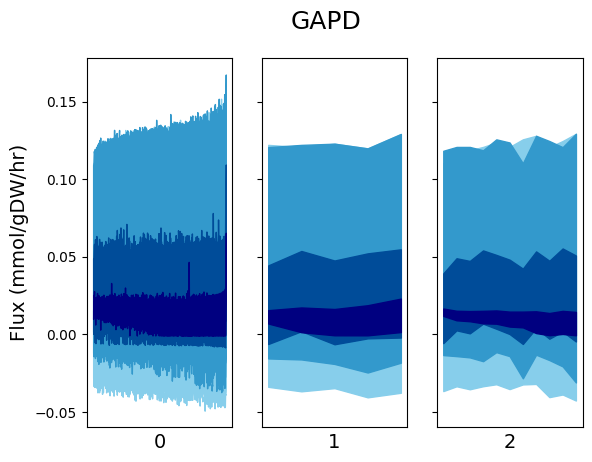
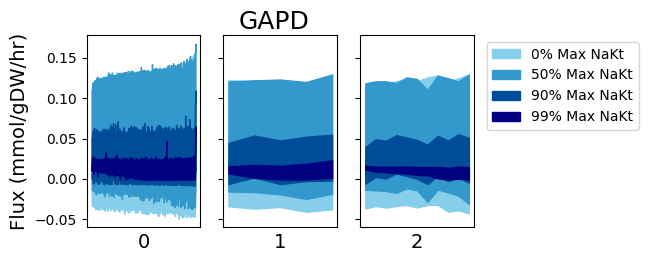
The change to this notebook cell's code, shown as a diff; its figure went from the first image to the second:
--- before
+++ after
@@ -1 +1 @@
-make_optimum_min_max_plot(10, "GAPD")
+make_optimum_min_max_plot(10, "GAPD", figsize=(5, 2.5))

Commit: Add legends.